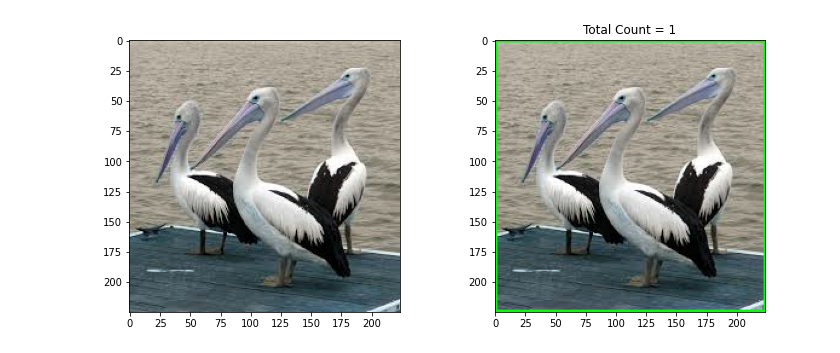
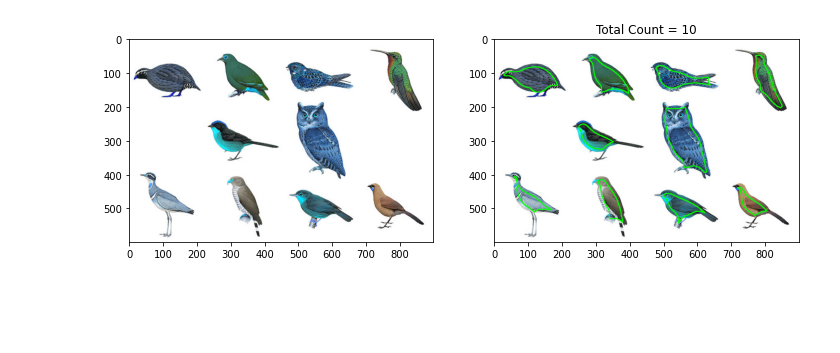
Before and after one commit to rakshitha200013/DL-activity, a Jupyter notebook: obc.ipynb, the cells around one changed output. Saved outputs shown, nothing was run; the diff lists cells and outputs as text; code cells hidden in the pictures; blank space fills up the shorter version.

```diff
--- a/obc.ipynb
+++ b/obc.ipynb
@@ -6,7 +6,7 @@ import imutils
 import numpy as np
 import matplotlib.pyplot as plt
 # %%
-image = cv2.imread("Birds.jpg")
+image = cv2.imread("b2.jpg")
 # %%
 image_blur = cv2.medianBlur(image,25)
 # %%
@@ -19,7 +19,7 @@ kernel = np.ones((3,3),np.uint8)
 opening = cv2.morphologyEx(image_thresh,cv2.MORPH_OPEN,kernel)
 # %%
 dist_transform = cv2.distanceTransform(opening,cv2.DIST_L2,5)
-ret, last_image =  cv2.threshold(dist_transform, 0.3*dist_transform.max(),255,0)
+ret, last_image =  cv2.threshold(dist_transform, 0.2*dist_transform.max(),255,0)
 last_image = np.uint8(last_image)
 # %%
 cnts = cv2.findContours(last_image.copy(), cv2.RETR_EXTERNAL,
@@ -27,16 +27,16 @@ cnts = cv2.findContours(last_image.copy(), cv2.RETR_EXTERNAL,
 cnts = imutils.grab_contours(cnts)
 # %%
 def display(img,count,cmap="gray"):
-    f_image = cv2.imread("Birds.jpg")
+    f_image = cv2.imread("b2.jpg")
     f, axs = plt.subplots(1,2,figsize=(12,5))
     axs[0].imshow(f_image,cmap="gray")
     axs[1].imshow(img,cmap="gray")
     axs[1].set_title("Total Count = {}".format(count))
 
 for (i, c) in enumerate(cnts):
 	((x, y), _) = cv2.minEnclosingCircle(c)
 	cv2.drawContours(image, [c], -1, (0, 255, 0), 2)
 
 display(image,len(cnts))
 # %% [output]
-[figure, old version]
+[figure, new version]
```
